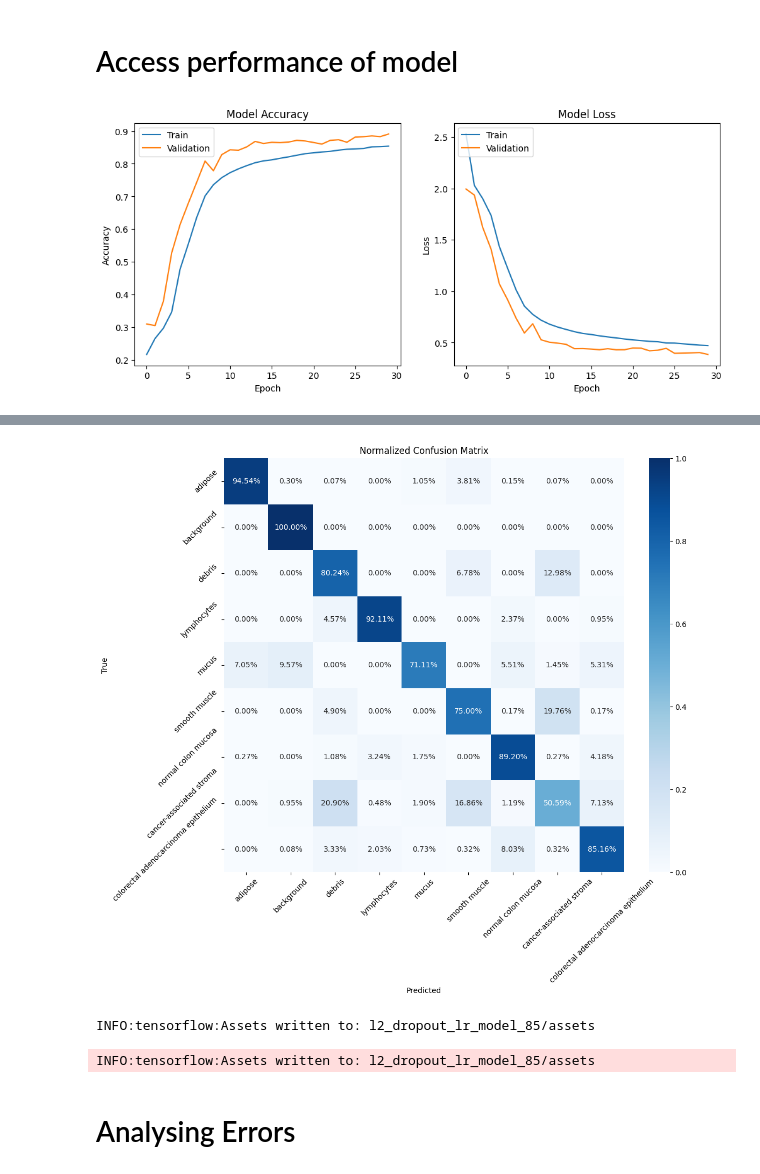
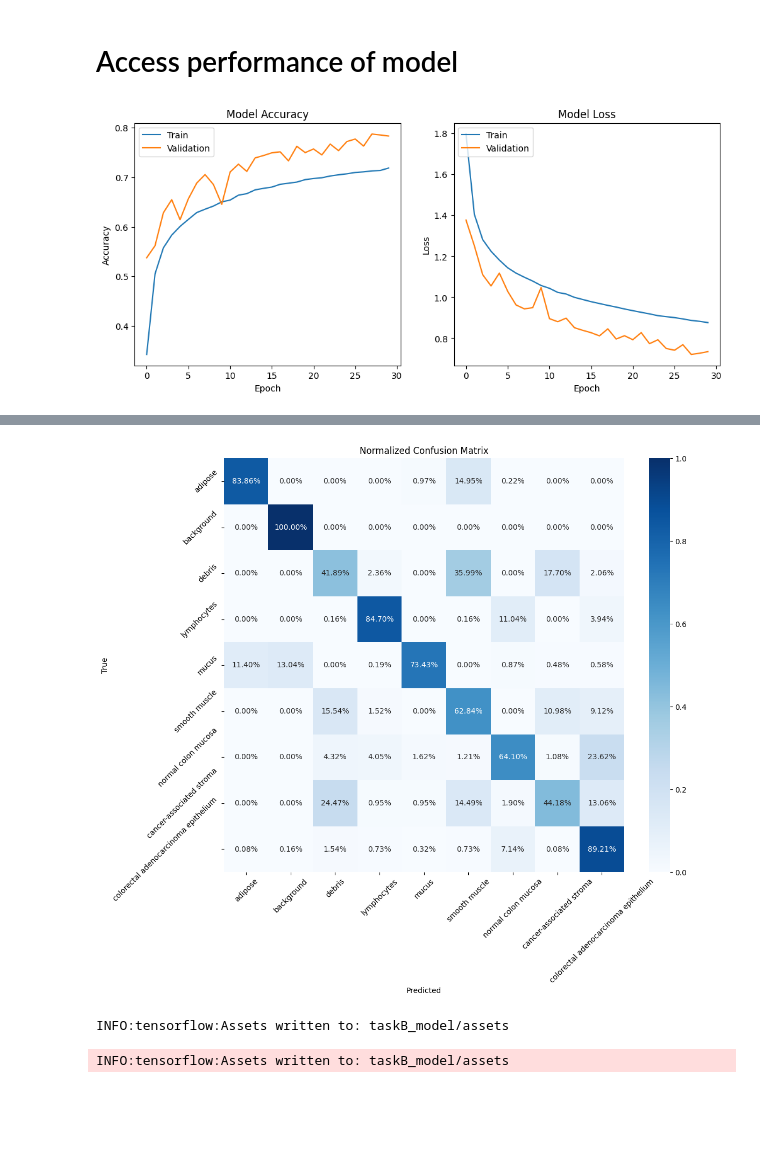
Before and after one commit to sgno28/AML_assignment_23_24, a Jupyter notebook: B/task_b.ipynb, the cells around one changed output, grey strips where cells are left out. Cells and saved outputs as stored; diff of their text form; code cells hidden in the pictures; blank space fills up the shorter version.

```diff
--- a/B/task_b.ipynb
+++ b/B/task_b.ipynb
@@ -185,13 +184,13 @@ _________________________________________________________________
 from tensorflow.keras.callbacks import EarlyStopping
 
 # Early stopping callback
-early_stopping = EarlyStopping(monitor='val_loss', patience=8, restore_best_weights=True)
+early_stopping = EarlyStopping(monitor='val_loss', patience=5, restore_best_weights=True)
 
 history = model.fit(
-    train_images,
+    train_images_float,
     train_labels_enc,
     epochs=30,
-    validation_data=(val_images, val_labels_enc),
+    validation_data=(val_images_float, val_labels_enc),
     callbacks=[early_stopping]
 )
 # %% [output]
@@ -246,18 +236,18 @@ plt.legend(['Train', 'Validation'], loc='upper left')
 
 plt.show()
 # %% [output]
-[figure, old version]
+[figure, new version]
 # %%
 from sklearn.metrics import confusion_matrix
 import numpy as np
 import matplotlib.pyplot as plt
 import seaborn as sns
 
-test_loss, test_acc = model.evaluate(test_images, test_labels_enc)
+test_loss, test_acc = model.evaluate(test_images_float, test_labels_enc)
 print("Test Accuracy:", test_acc)
 
 # Predictions and true labels
-predictions = model.predict(test_images)
+predictions = model.predict(test_images_float)
 predicted_classes = np.argmax(predictions, axis=1)
 true_classes = np.argmax(test_labels_enc, axis=1)
 
@@ -285,9 +275,7 @@ Test Accuracy: 0.8456824421882629
 225/225 [==============================] - 0s 2ms/step
-[figure, old version]
+[figure, new version]
 # %%
-model.save("l2_dropout_lr_model_85")
+model.save("taskB_model")
 # %% [output]
-INFO:tensorflow:Assets written to: l2_dropout_lr_model_85/assets
+INFO:tensorflow:Assets written to: taskB_model/assets
-INFO:tensorflow:Assets written to: l2_dropout_lr_model_85/assets
+INFO:tensorflow:Assets written to: taskB_model/assets
-# %% [markdown]
-# Analysing Errors
```
Also changed, not shown: parts of 4 cells of this notebook, 17 other files.
